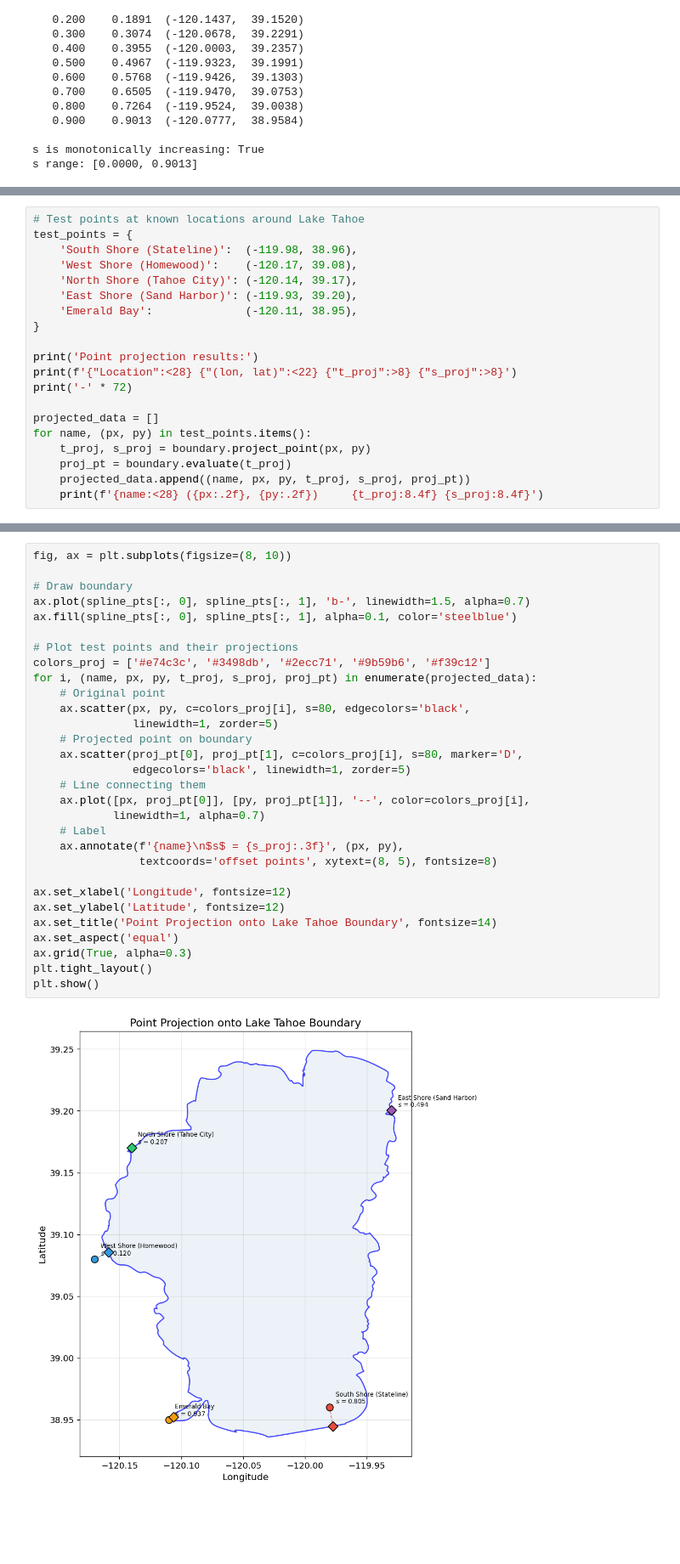
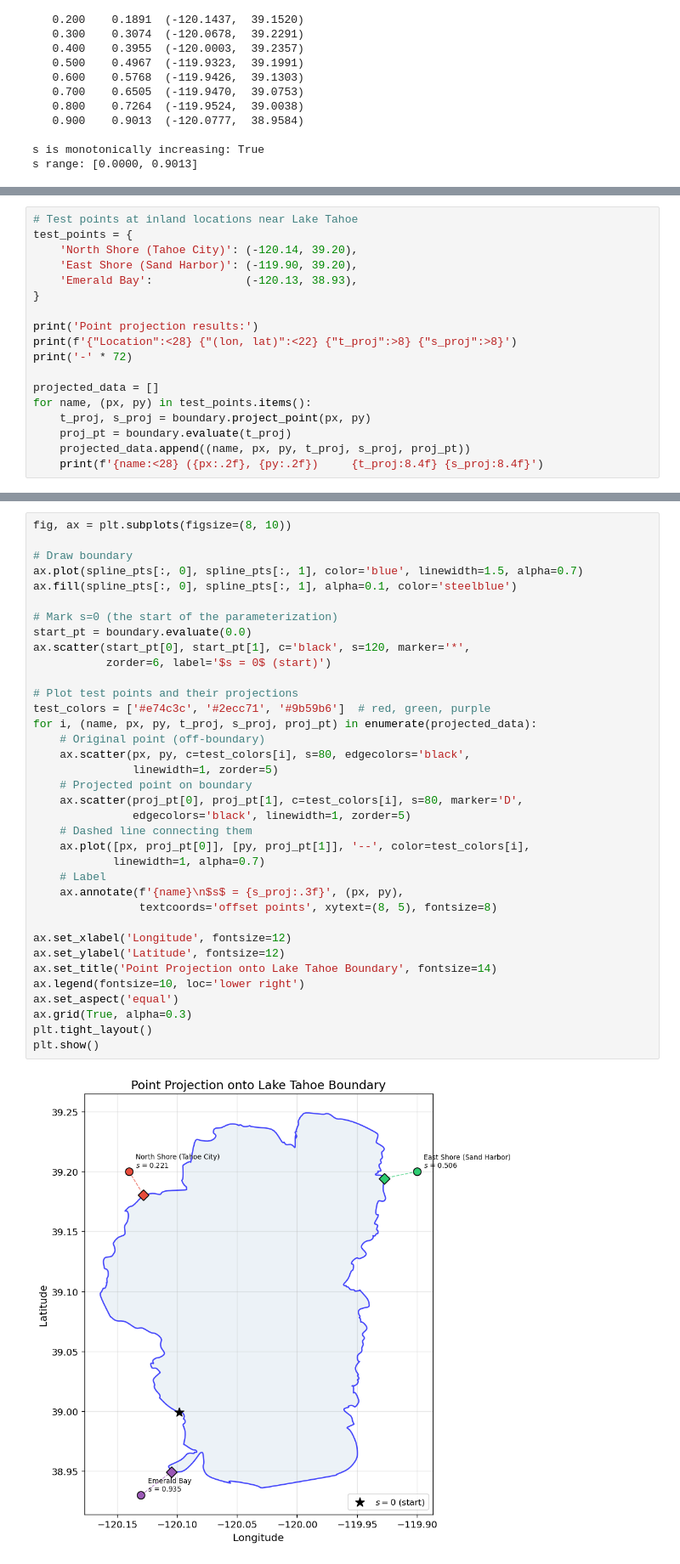
Before and after one commit to Michele-75/obstacle-aware-clustering, a Jupyter notebook: notebooks/02_lake_boundary.ipynb, the cells around one changed output, grey strips where cells are left out. Shown at 85% size. Drawn from its saved outputs; the diff is of its cells as text; blank space fills up the shorter version.

Commit message:
Made small edits for clarification; removed extra, redundant plots at the end

```diff
--- a/notebooks/02_lake_boundary.ipynb
+++ b/notebooks/02_lake_boundary.ipynb
@@ -392,11 +368,9 @@ We test this with several points around the lake to verify that the projection i
 # %%
-# Test points at known locations around Lake Tahoe
+# Test points at inland locations near Lake Tahoe
 test_points = {
-    'South Shore (Stateline)':  (-119.98, 38.96),
-    'West Shore (Homewood)':    (-120.17, 39.08),
-    'North Shore (Tahoe City)': (-120.14, 39.17),
-    'East Shore (Sand Harbor)': (-119.93, 39.20),
-    'Emerald Bay':              (-120.11, 38.95),
+    'North Shore (Tahoe City)': (-120.14, 39.20),
+    'East Shore (Sand Harbor)': (-119.90, 39.20),
+    'Emerald Bay':              (-120.13, 38.93),
 }
 
 print('Point projection results:')
@@ -421,32 +393,38 @@ Emerald Bay                  (-120.11, 38.95)       0.9318   0.9373
 # %%
 fig, ax = plt.subplots(figsize=(8, 10))
 
 # Draw boundary
-ax.plot(spline_pts[:, 0], spline_pts[:, 1], 'b-', linewidth=1.5, alpha=0.7)
+ax.plot(spline_pts[:, 0], spline_pts[:, 1], color='blue', linewidth=1.5, alpha=0.7)
 ax.fill(spline_pts[:, 0], spline_pts[:, 1], alpha=0.1, color='steelblue')
 
+# Mark s=0 (the start of the parameterization)
+start_pt = boundary.evaluate(0.0)
+ax.scatter(start_pt[0], start_pt[1], c='black', s=120, marker='*',
+           zorder=6, label='$s = 0$ (start)')
+
 # Plot test points and their projections
-colors_proj = ['#e74c3c', '#3498db', '#2ecc71', '#9b59b6', '#f39c12']
+test_colors = ['#e74c3c', '#2ecc71', '#9b59b6']  # red, green, purple
 for i, (name, px, py, t_proj, s_proj, proj_pt) in enumerate(projected_data):
-    # Original point
-    ax.scatter(px, py, c=colors_proj[i], s=80, edgecolors='black',
+    # Original point (off-boundary)
+    ax.scatter(px, py, c=test_colors[i], s=80, edgecolors='black',
                linewidth=1, zorder=5)
     # Projected point on boundary
-    ax.scatter(proj_pt[0], proj_pt[1], c=colors_proj[i], s=80, marker='D',
+    ax.scatter(proj_pt[0], proj_pt[1], c=test_colors[i], s=80, marker='D',
                edgecolors='black', linewidth=1, zorder=5)
-    # Line connecting them
-    ax.plot([px, proj_pt[0]], [py, proj_pt[1]], '--', color=colors_proj[i],
+    # Dashed line connecting them
+    ax.plot([px, proj_pt[0]], [py, proj_pt[1]], '--', color=test_colors[i],
             linewidth=1, alpha=0.7)
     # Label
     ax.annotate(f'{name}\n$s$ = {s_proj:.3f}', (px, py),
                 textcoords='offset points', xytext=(8, 5), fontsize=8)
 
 ax.set_xlabel('Longitude', fontsize=12)
 ax.set_ylabel('Latitude', fontsize=12)
 ax.set_title('Point Projection onto Lake Tahoe Boundary', fontsize=14)
+ax.legend(fontsize=10, loc='lower right')
 ax.set_aspect('equal')
 ax.grid(True, alpha=0.3)
 plt.tight_layout()
 plt.show()
 # %% [output]
-[figure, old version]
+[figure, new version]
```
Also changed, not shown: parts of 17 cells of this notebook.
